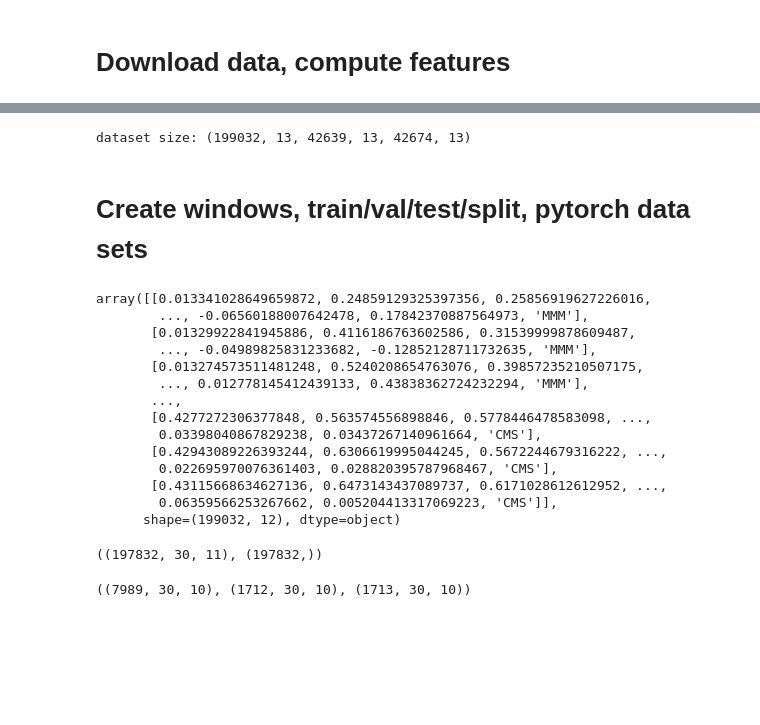
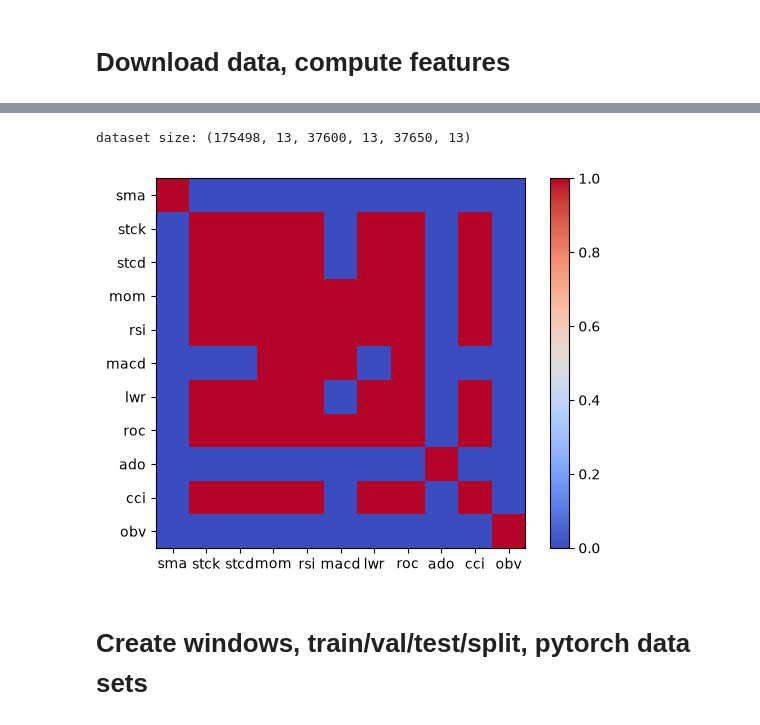
Before and after one commit to Jakub-Poznanski/stock-classifier, a Jupyter notebook: training.ipynb, the cells around one changed output, grey strips where cells are left out. Saved outputs shown, nothing was run; the diff lists cells and outputs as text; code cells hidden in the pictures; blank space fills up the shorter version.

```diff
--- a/training.ipynb
+++ b/training.ipynb
@@ -30,5 +30,5 @@ def calculate_rsi(data, period=14):
 url = "https://raw.githubusercontent.com/datasets/s-and-p-500-companies/master/data/constituents.csv"
 sp500 = pd.read_csv(url)
 
-syms_array = sp500.sort_values(by='Date added', axis=0)[:20]['Symbol'].values
+syms_array = sp500.sort_values(by='Date added', axis=0)[:50]['Symbol'].values
 syms_list = syms_array.tolist()
@@ -46,7 +116,7 @@ test_frames = []
 
 for sym in syms_list:
     tick = yf.Ticker(sym)
-    df = tick.history(period='max', interval='1d')
+    df = tick.history(period='20y', interval='1d')
 
     if df is None or df.empty:
         print('skipping', sym, 'no data found')
@@ -82,7 +152,7 @@ for sym in syms_list:
 
     #moving average convergence divergence
     emas = smooth.ewm(span = 12, adjust=False).mean() - smooth.ewm(span=26, adjust=False).mean()
-    indicators['macd'] = emas.ewm(span=9).mean()
+    indicators['macd'] = emas
 
     #williams R%
     indicators['lwr'] = -100 * (high.rolling(period).max() - smooth) / (high.rolling(period).max() - low.rolling(period).min())
@@ -103,10 +173,12 @@ for sym in syms_list:
     indicators['obv'] = (np.sign(smooth.diff()) * volume).fillna(0).cumsum().pct_change()
 
     #make target columns
-    indicators['target'] = np.sign(close.shift(-prediction_window) - close)
+    indicators['target'] = (np.sign(close.shift(-prediction_window)-close)>0).astype(int)
 
+    #add symbol column
     indicators['symbol'] = sym
 
+    indicators = indicators.replace([np.inf, -np.inf], np.nan)
     indicators_clean = indicators.dropna()
 
     train_length = int(len(indicators_clean)*train_frac)
@@ -143,4 +215,4 @@ test_indicators = pd.concat(test_frames)
 
 print('dataset size:', train_indicators.shape+validate_indicators.shape+test_indicators.shape)
 # %% [output]
-dataset size: (199032, 13, 42639, 13, 42674, 13)
+dataset size: (175498, 13, 37600, 13, 37650, 13)
@@ -235,51 +219,10 @@ test_data = df2[int(len(df2)*0.9):]
+# %%
+plt.imshow(train_indicators.drop(columns=['symbol','target']).corr()>0.6, cmap='coolwarm')
+plt.xticks(ticks=np.arange(11), labels=train_indicators.drop(columns=['symbol', 'target']).columns)
+plt.yticks(ticks=np.arange(11), labels=train_indicators.drop(columns=['symbol', 'target']).columns)
+plt.colorbar()
+plt.show()
+# %% [output]
+[figure, added]
 # %% [markdown]
 # Create windows, train/val/test/split, pytorch data sets
-# %%
-train_indicators.drop(columns='target').values
-# %% [output]
-array([[0.013341028649659872, 0.24859129325397356, 0.25856919627226016,
-        ..., -0.06560188007642478, 0.17842370887564973, 'MMM'],
-       [0.01329922841945886, 0.4116186763602586, 0.31539999878609487,
-        ..., -0.04989825831233682, -0.12852128711732635, 'MMM'],
-       [0.013274573511481248, 0.5240208654763076, 0.39857235210507175,
-        ..., 0.012778145412439133, 0.43838362724232294, 'MMM'],
-       ...,
-       [0.4277272306377848, 0.563574556898846, 0.5778446478583098, ...,
-        0.03398040867829238, 0.03437267140961664, 'CMS'],
-       [0.42943089226393244, 0.6306619995044245, 0.5672244679316222, ...,
-        0.022695970076361403, 0.028820395787968467, 'CMS'],
-       [0.43115668634627136, 0.6473143437089737, 0.6171028612612952, ...,
-        0.06359566253267662, 0.005204413317069223, 'CMS']],
-      shape=(199032, 12), dtype=object)
-# %%
-window_size=30
-X_list=[]
-y_list=[]
-for sym in syms_list:
-    train = train_indicators[train_indicators['symbol']==sym].sort_index()
-
-    indicators = train.drop(columns=['target', 'symbol']).values
-    target = train['target'].values
-    for i in range(window_size,len(train[:-window_size])):
-        X_list.append(indicators[i-window_size:i])
-        y_list.append(target[i-1])
-
-
-X=np.array(X_list,dtype=np.float32)
-y=np.array(y_list,dtype=np.float32)
-X.shape, y.shape
-# %% [output]
-((197832, 30, 11), (197832,))
-# %%
-
-n=len(X)
-train_end=int(0.7*n)
-val_end=int(0.85*n)
-
-X_train, y_train = X[:train_end], y[:train_end]
-X_val, y_val = X[train_end:val_end], y[train_end:val_end]
-X_test, y_test = X[val_end:], y[val_end:]
-
-X_train.shape, X_val.shape, X_test.shape
-# %% [output]
-((7989, 30, 10), (1712, 30, 10), (1713, 30, 10))
```
Also changed, not shown: parts of 11 cells of this notebook.
